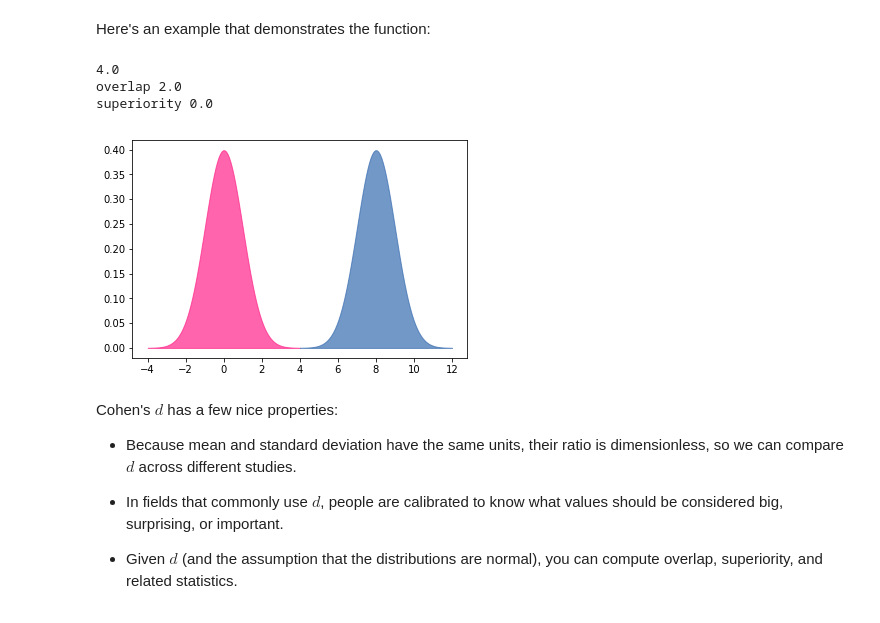
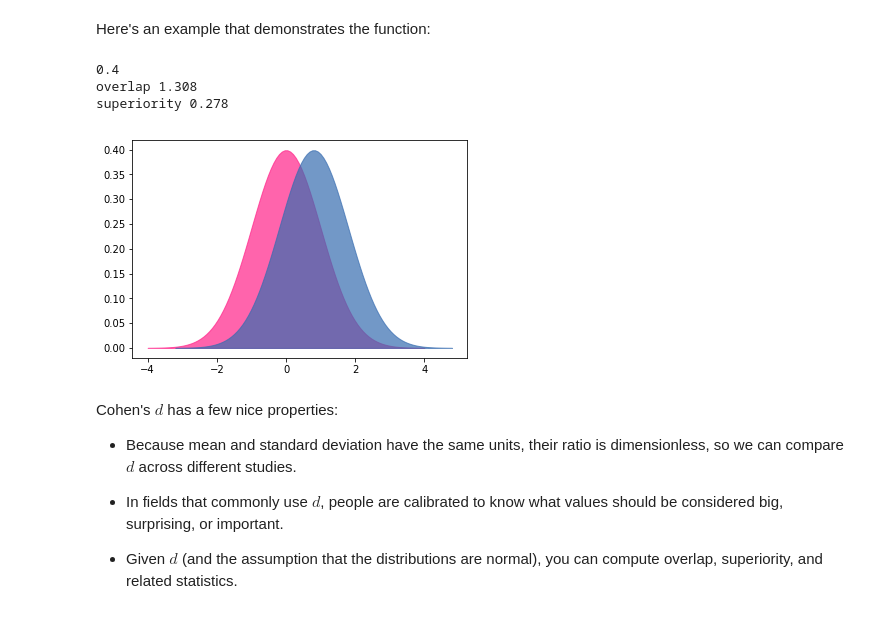
Before and after one commit to Rimab55/dsc-2-20-05-effect-sizes-nyc-ds-career-012819, a Jupyter notebook: index.ipynb, the cells around one changed output. Saved outputs shown, nothing was run; the diff lists cells and outputs as text; code cells hidden in the pictures.

```diff
--- a/index.ipynb
+++ b/index.ipynb
@@ -418,13 +418,13 @@ def plot_pdfs(cohen_d=2):
 # %% [markdown]
 Here's an example that demonstrates the function:
 # %%
-plot_pdfs(0.1)
+plot_pdfs(0.8)
 # Try changing the d value and observe the effect on the outcome below
 # %% [output]
-4.0
-overlap 2.0
-superiority 0.0
+0.4
+overlap 1.308
+superiority 0.278
-[figure, old version]
+[figure, new version]
 # %% [markdown]
 Cohen's $d$ has a few nice properties:
 
```
